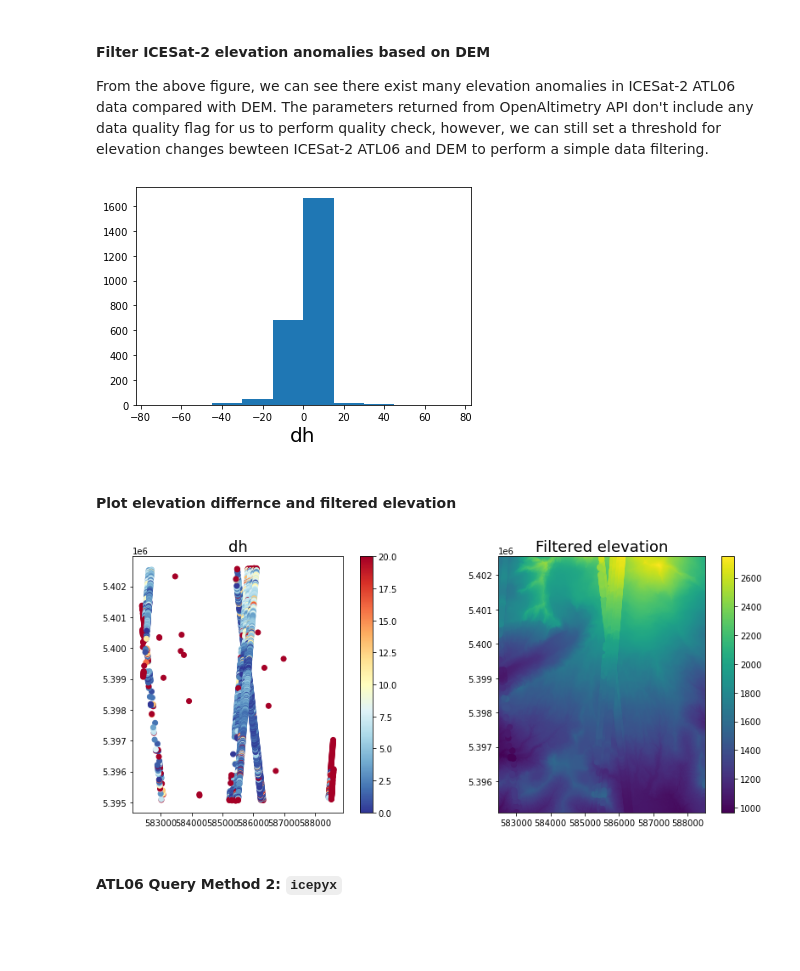
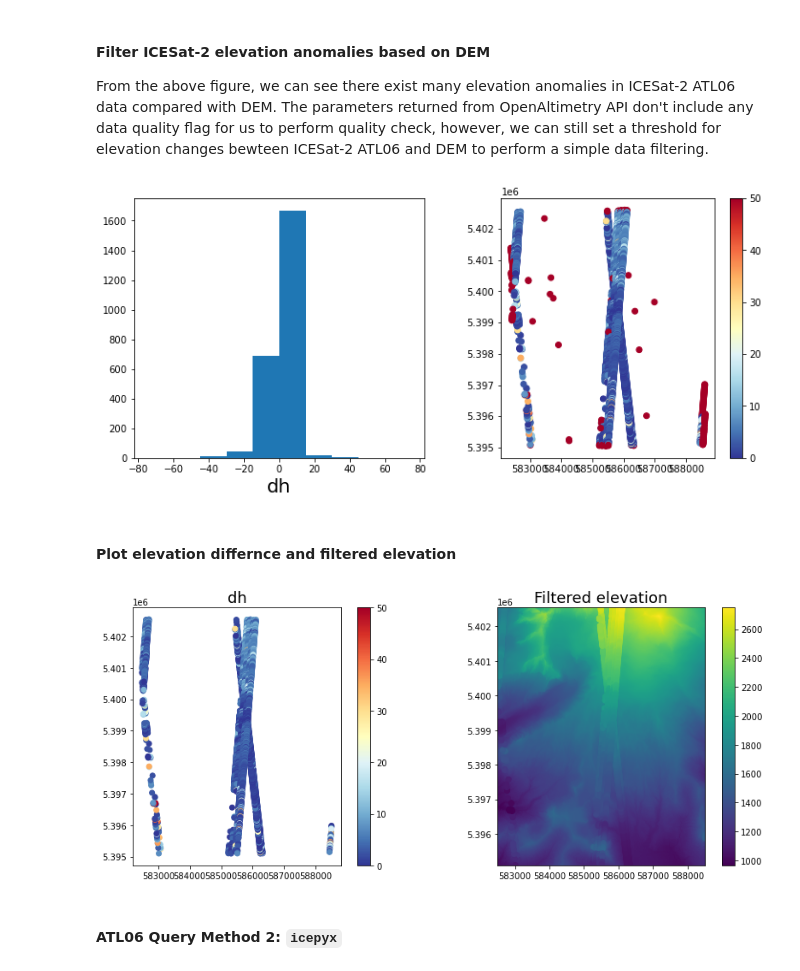
Before and after one commit to ICESAT-2HackWeek/Assimilation, a Jupyter notebook: notebooks/Assimilation_presentation.ipynb, the cells around one changed output. Drawn from its saved outputs; the diff is of its cells as text; code cells hidden in the pictures; blank space fills up the shorter version.

Commit message:
add histogram for elevation differnce between ATL06 and DEM

```diff
--- a/notebooks/Assimilation_presentation.ipynb
+++ b/notebooks/Assimilation_presentation.ipynb
@@ -207,24 +207,30 @@ From the above figure, we can see there exist many elevation anomalies in ICESat
 # %%
 # basic data filtering based on DEM elevation
 rio_ds = rasterio.open(dem_file_path)
 ddf_xytuple = list(gdf_OA[['x', 'y']].to_records(index=False))
 
 sample_gen = rio_ds.sample(ddf_xytuple)
 rasterddf_gpd = gpd.GeoDataFrame()
 
 h_raster = [float(record) for record in sample_gen]
 
 gdf_OA['dem_elev'] = h_raster # DEM elev
 gdf_OA['diff_elev'] = gdf_OA['h'] - gdf_OA['dem_elev'] # elevation difference between ICESat-2 and DEM
 gdf_OA['abs_diff_elev'] = gdf_OA['diff_elev'].abs() # absolute value
 
-#gdf_OA['diff_elev'].hist(range=[-100, 200])
-plt.hist(gdf_OA['diff_elev'],range=[-75, 75] )
-plt.xlabel('dh', fontsize=20)
+# plot elevation
+fig=plt.figure(figsize=(12, 5))
+ax1=fig.add_subplot(121)
+ax2=fig.add_subplot(122)
+
+ax1.hist(gdf_OA['diff_elev'],range=[-75, 75] )
+ax1.set_xlabel('dh', fontsize=20)
+gdf_OA.plot(column='abs_diff_elev', ax=ax2, legend=True, cmap='RdYlBu_r', vmin=0, vmax=50)
+
 # remove ICESat-2 data with elevation difference larger than 50m
 gdf_OA_final = gdf_OA[(gdf_OA['abs_diff_elev']<50)]
 # %% [output]
-[figure, old version]
+[figure, new version]
 # %% [markdown]
 #### Plot elevation differnce and filtered elevation
 # %%
@@ -237,12 +243,12 @@ ax1.set_title('dh', fontsize=18)
 ax2.set_title('Filtered elevation', fontsize=18)
 plt.tight_layout()
 
-gdf_OA.plot(column='abs_diff_elev', ax=ax1, legend=True, cmap='RdYlBu_r', vmin=0, vmax=20)
+gdf_OA_final.plot(column='abs_diff_elev', ax=ax1, legend=True, cmap='RdYlBu_r', vmin=0, vmax=50)
 C2 = ax2.imshow(DEM.dem, extent=spatial_extent)
 gdf_OA_final.plot(column='h', ax=ax2, legend=True, cmap='viridis', marker='o')
 plt.show()
 # %% [output]
-[figure, old version]
+[figure, new version]
 # %% [markdown]
 #### ATL06 Query Method 2: `icepyx`
 # %%
```
